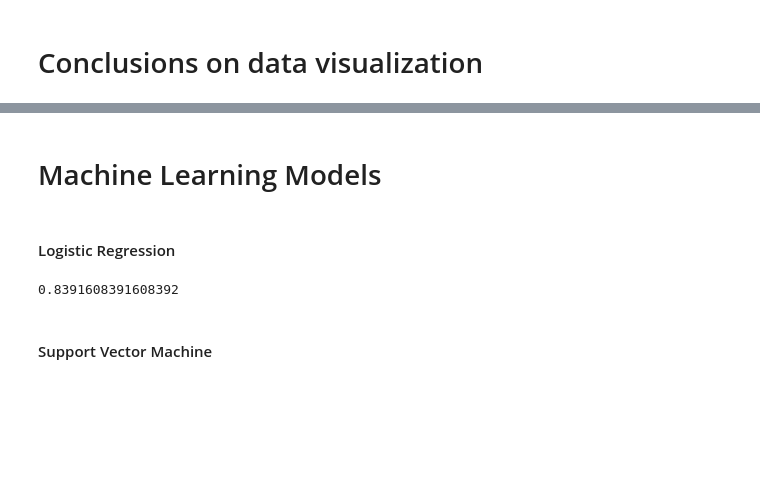
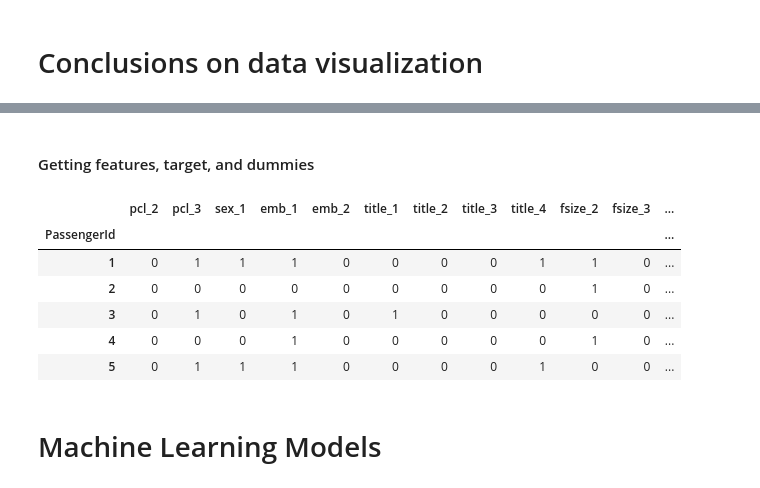
Before and after one commit to JAMorello/data-science-exercises, a Jupyter notebook: Kaggle/Titanic/Titanic, ML from disaster.ipynb, the cells around one changed output, grey strips where cells are left out. Cells and saved outputs as stored; diff of their text form; code cells hidden in the pictures; blank space fills up the shorter version.

```diff
--- a/Kaggle/Titanic/Titanic, ML from disaster.ipynb
+++ b/Kaggle/Titanic/Titanic, ML from disaster.ipynb
@@ -12,5 +17,4 @@ df = pd.read_csv(titanic_path, index_col='PassengerId')
 # %%
-# Changing display of data frame
-pd.set_option('display.max_columns',12)
-pd.set_option('display.max_rows',10)
-df
+# For reference: Changing display of data frame
+pd.set_option('display.max_columns', 50)
+pd.set_option('display.max_rows', 50)
@@ -53,6 +114,6 @@ df['Survived'].value_counts()  # Ammount of passengers that survived
 1    342
 Name: Survived, dtype: int64
 # %%
-# Changing numeric values of 'Survived' columns for boolean ones
-df['Survived'] = df['Survived'].map({1: True, 0: False})
+# Changing numeric values of 'Survived' columns for boolean ones (only in train_df)
+train_df['Survived'] = df['Survived'].map({1: True, 0: False})
 # %%
@@ -315 +592,28 @@ y = df['Survived']
+# %% [markdown]
+#### Getting features, target, and dummies
+# %%
+features = ['Pclass', 'Sex', 'Age', 'Fare', 'Embarked', 'Title', 'FamilySize']
+
+# Separating features and target
+X = train_df[features]
+y = train_df['Survived']
+
+test_df = test_df[features]
+# %%
+# Creating dummies for all features
+dummy_cols = ['Pclass','Sex', 'Age',  'Fare', 'Embarked', 'Title', 'FamilySize']
+prefix_cats = ['pcl', 'sex', 'age', 'fare', 'emb', 'title', 'fsize']
+
+X = train_pd.get_dummies(X, columns=dummy_cols, prefix=prefix_cats, drop_first=True)
+test_df = test_pd.get_dummies(test_df, columns=dummy_cols, prefix=prefix_cats, drop_first=True)
+# %%
+X.head()
+# %% [output]
+|  | pcl_2 | pcl_3 | sex_1 | emb_1 | emb_2 | title_1 | title_2 | title_3 | title_4 | fsize_2 | fsize_3 | ... |
+| PassengerId |  |  |  |  |  |  |  |  |  |  |  | ... |
+| 1 | 0 | 1 | 1 | 1 | 0 | 0 | 0 | 0 | 1 | 1 | 0 | ... |
+| 2 | 0 | 0 | 0 | 0 | 0 | 0 | 0 | 0 | 0 | 1 | 0 | ... |
+| 3 | 0 | 1 | 0 | 1 | 0 | 1 | 0 | 0 | 0 | 0 | 0 | ... |
+| 4 | 0 | 0 | 0 | 1 | 0 | 0 | 0 | 0 | 0 | 1 | 0 | ... |
+| 5 | 0 | 1 | 1 | 1 | 0 | 0 | 0 | 0 | 1 | 0 | 0 | ... |
 # %%
@@ -326,18 +628,2 @@ X_test = sc_X.transform(X_test)
 # %% [markdown]
 # Machine Learning Models
-# %% [markdown]
-#### Logistic Regression
-# %%
-from sklearn.linear_model import LogisticRegression
-
-model = LogisticRegression(max_iter = 500000)
-model.fit(X_train, y_train)
-
-y_pred = model.predict(X_test)
-
-accuracy = model.score(X_test, y_test)
-print(accuracy)
-# %% [output]
-0.8391608391608392
-# %% [markdown]
-#### Support Vector Machine
```
Also changed, not shown: parts of 108 cells of this notebook.
